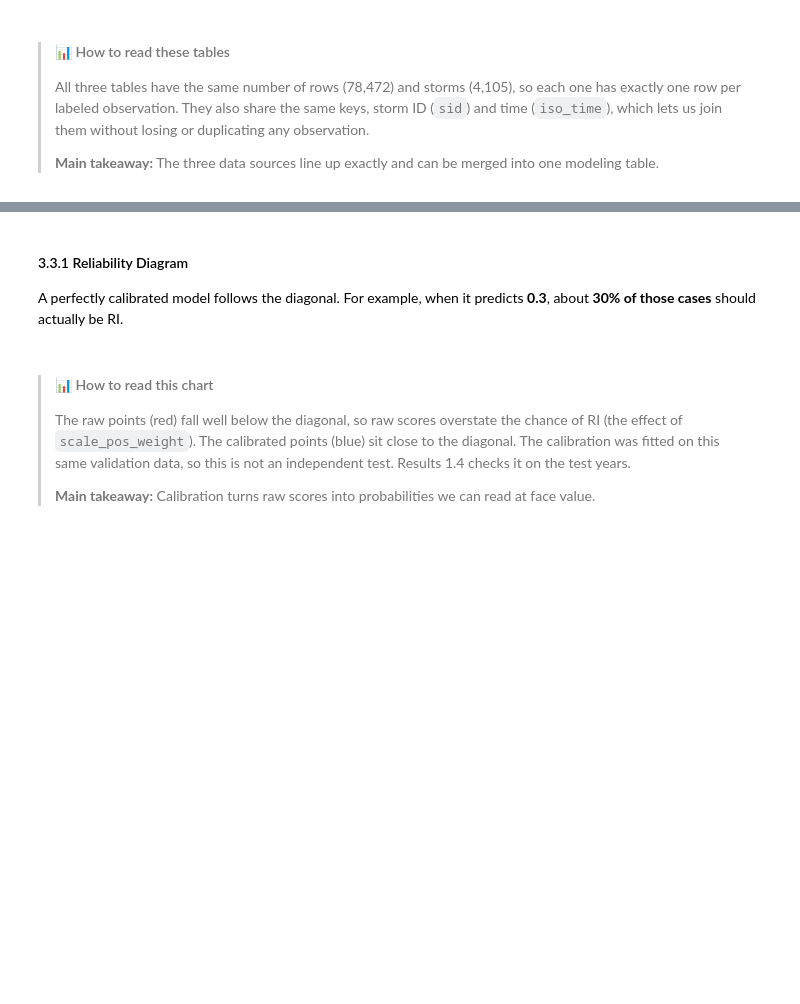
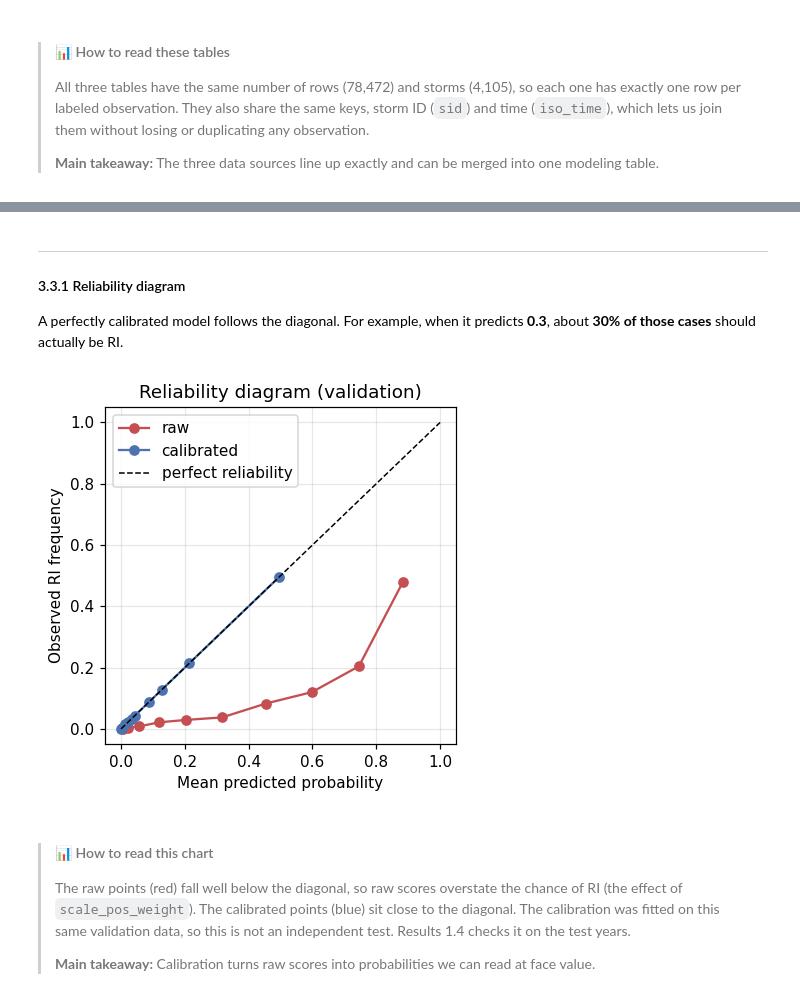
Before and after one commit to sukhadaghewari/tropicalcycloneriprediction, a Jupyter notebook: notebook/tropicalcyclone_rapidintensification.ipynb, the cells around one changed output, grey strips where cells are left out. Drawn from its saved outputs; the diff is of its cells as text; code cells hidden in the pictures; blank space fills up the shorter version.

```diff
--- a/notebook/tropicalcyclone_rapidintensification.ipynb
+++ b/notebook/tropicalcyclone_rapidintensification.ipynb
@@ -2521,22 +2995,21 @@ These functions calibrate the probabilities (`fit_calibrator`), show the POD/FAR
 # %%
 # @title Functions for calibration and threshold selection
 
+# Isotonic calibration fitted on validation scores
 def fit_calibrator(val_scores, y_val):
-    """Isotonic calibration map. Apply to new scores with .predict(scores)."""
     return IsotonicRegression(out_of_bounds="clip").fit(val_scores, y_val)
 
 
+# Threshold with the highest F-beta score (beta = 2 gives F2)
 def best_threshold(y_true, probabilities, beta=2.0):
-    """F-beta optimal threshold. beta=2 weights recall twice as heavily as
-    precision, reflecting that a missed RI event is costlier than a false alarm."""
     precision, recall, thresholds = precision_recall_curve(y_true, probabilities)
     b2    = beta ** 2
     fbeta = (1 + b2) * precision * recall / np.clip(b2 * precision + recall, 1e-9, None)
     return float(thresholds[np.nanargmax(fbeta[:-1])])
 
 
+# Plot F2 against the threshold and mark the chosen one
 def plot_f2_curve(y_true, probabilities, chosen_threshold):
-    """F2 at every candidate threshold, with the chosen threshold marked."""
     precision, recall, thresholds = precision_recall_curve(y_true, probabilities)
     f2 = (5 * precision * recall / np.clip(4 * precision + recall, 1e-9, None))[:-1]
 
@@ -2554,8 +3027,8 @@ def plot_f2_curve(y_true, probabilities, chosen_threshold):
     plt.show()
 
 
+# POD and FAR when alarming on the riskiest 30%, 20%, 10%, and 5% of observations
 def report_alarm_rates(y_true, probabilities, alarm_rates=(0.30, 0.20, 0.10, 0.05)):
-    """POD and FAR when we raise alarms for the riskiest X% of observations."""
     y_true = np.asarray(y_true).astype(int)
     rows   = []
     for target in alarm_rates:
@@ -2730,21 +3294,25 @@ _ = evaluate("XGBoost, validation (calibrated)", y_val, val_probs)
 # %% [markdown]
-#### 3.3.1 Reliability Diagram
+---
+
+#### 3.3.1 Reliability diagram
 
 A perfectly calibrated model follows the diagonal. For example, when it predicts **0.3**, about **30% of those cases** should actually be RI.
 # %%
 fig, ax = plt.subplots(figsize=(4, 4))
-for scores, label, colour in [(val_scores, "raw", "#C44E52"),
+for scores, label, color in [(val_scores, "raw", "#C44E52"),
                               (val_probs,  "calibrated", "#4C72B0")]:
     frac_pos, mean_pred = calibration_curve(y_val, scores, n_bins=10, strategy="quantile")
-    ax.plot(mean_pred, frac_pos, "o-", color=colour, label=label)
+    ax.plot(mean_pred, frac_pos, "o-", color=color, label=label)
 
-ax.plot([0, 1], [0, 1], "k--", lw=1, label="perfect")
+ax.plot([0, 1], [0, 1], "k--", lw=1, label="perfect reliability")
 ax.set_xlabel("Mean predicted probability")
 ax.set_ylabel("Observed RI frequency")
 ax.set_title("Reliability diagram (validation)")
 ax.legend()
 plt.tight_layout()
 plt.show()
+# %% [output]
+[figure, added]
 # %% [markdown]
 > #### 📊 How to read this chart
 >
```
Also changed, not shown: parts of 210 cells of this notebook, 7 other files.
